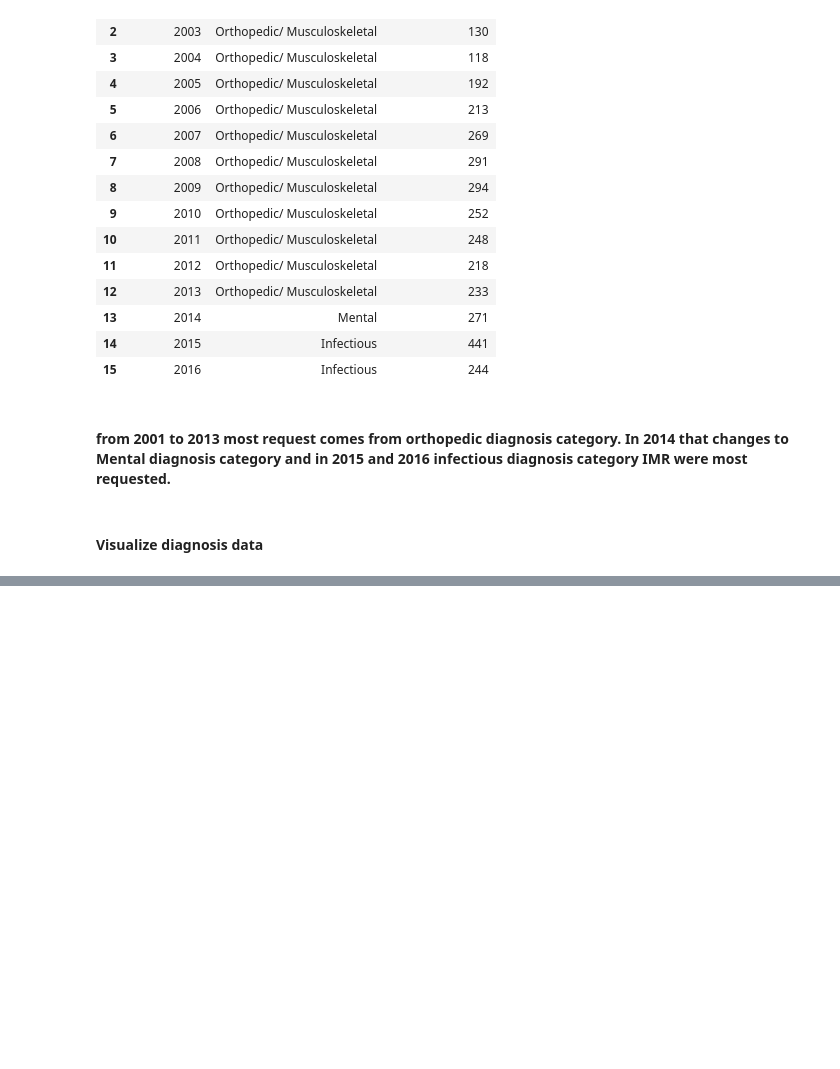
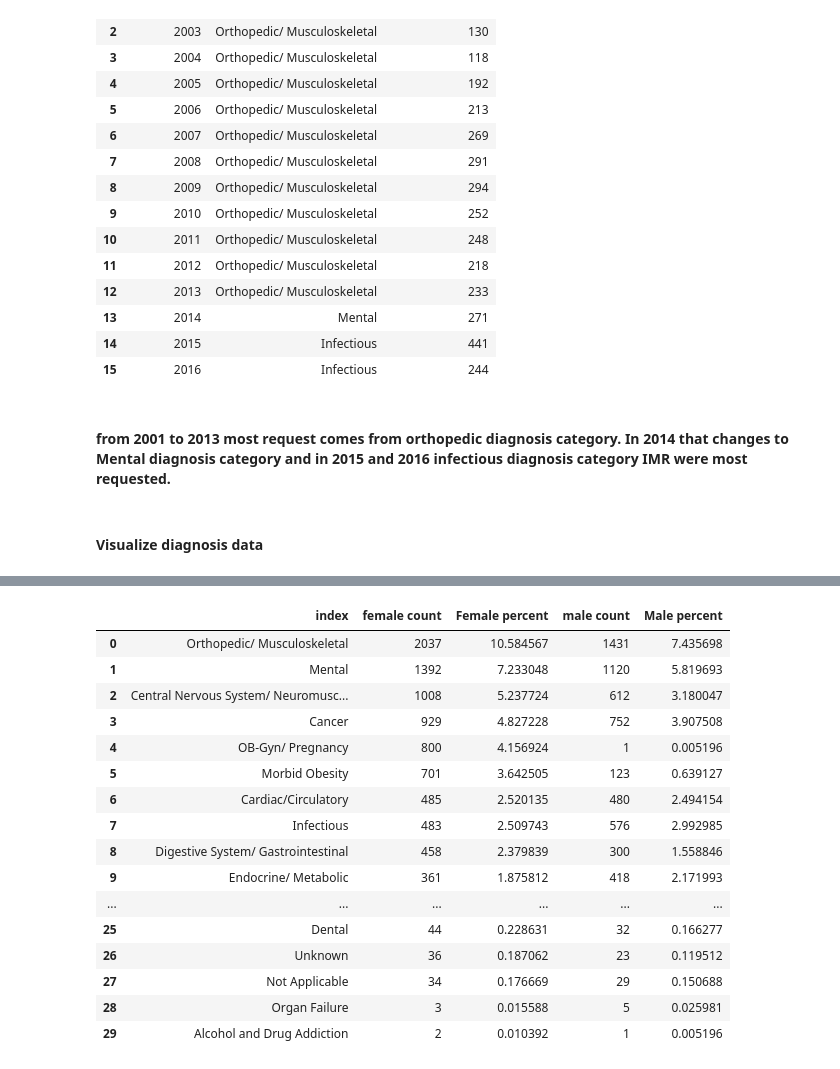
Before and after one commit to rohitkadam1410/Data-Scinence-Projects, a Jupyter notebook: Independent medical review dataset/EDA_independent_medical_review.ipynb, the cells around one changed output, grey strips where cells are left out. Drawn from its saved outputs; the diff is of its cells as text; code cells hidden in the pictures; blank space fills up the shorter version.

Commit message:
diagnosis category analysis by gender

```diff
--- a/Independent medical review dataset/EDA_independent_medical_review.ipynb
+++ b/Independent medical review dataset/EDA_independent_medical_review.ipynb
@@ -618,0 +621,10 @@ fig.show()
+# %%
+len_df = len(df)
+
+diagnosis_count_male = df[df['Patient Gender']=='Male']['Diagnosis Category'].value_counts().reset_index(name ='male count')
+
+diagnosis_count_male
+
+diagnosis_count_female = df[df['Patient Gender']=='Female']['Diagnosis Category'].value_counts().reset_index(name ='female count')
+
+diagnosis_count_female
@@ -618,0 +649,6 @@ fig.show()
+# %%
+diagnosis_count_male['Male percent'] = diagnosis_count_male['male count']/len_df *100
+
+diagnosis_count_female['Female percent'] = diagnosis_count_female['female count']/len_df *100
+
+diagnosis_count_male
@@ -618,0 +673,22 @@ fig.show()
+# %%
+diagnosis_percent = diagnosis_count_female.merge(diagnosis_count_male)
+# %%
+diagnosis_percent
+# %% [output]
+|  | index | female count | Female percent | male count | Male percent |
+| 0 | Orthopedic/ Musculoskeletal | 2037 | 10.584567 | 1431 | 7.435698 |
+| 1 | Mental | 1392 | 7.233048 | 1120 | 5.819693 |
+| 2 | Central Nervous System/ Neuromusc... | 1008 | 5.237724 | 612 | 3.180047 |
+| 3 | Cancer | 929 | 4.827228 | 752 | 3.907508 |
+| 4 | OB-Gyn/ Pregnancy | 800 | 4.156924 | 1 | 0.005196 |
+| 5 | Morbid Obesity | 701 | 3.642505 | 123 | 0.639127 |
+| 6 | Cardiac/Circulatory | 485 | 2.520135 | 480 | 2.494154 |
+| 7 | Infectious | 483 | 2.509743 | 576 | 2.992985 |
+| 8 | Digestive System/ Gastrointestinal | 458 | 2.379839 | 300 | 1.558846 |
+| 9 | Endocrine/ Metabolic | 361 | 1.875812 | 418 | 2.171993 |
+| ... | ... | ... | ... | ... | ... |
+| 25 | Dental | 44 | 0.228631 | 32 | 0.166277 |
+| 26 | Unknown | 36 | 0.187062 | 23 | 0.119512 |
+| 27 | Not Applicable | 34 | 0.176669 | 29 | 0.150688 |
+| 28 | Organ Failure | 3 | 0.015588 | 5 | 0.025981 |
+| 29 | Alcohol and Drug Addiction | 2 | 0.010392 | 1 | 0.005196 |
```
Also changed, not shown: parts of 7 cells of this notebook.
